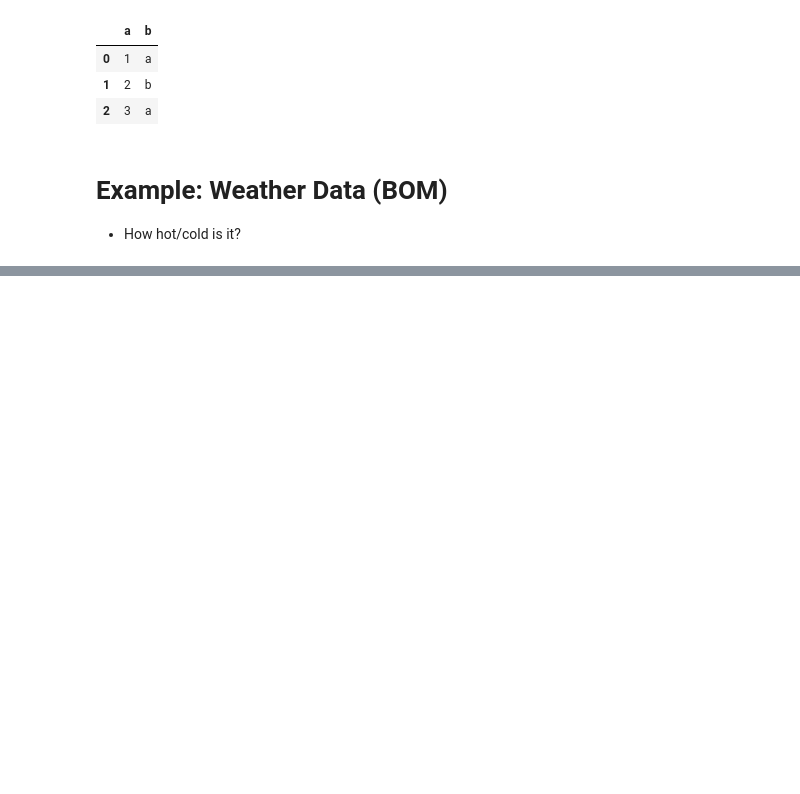
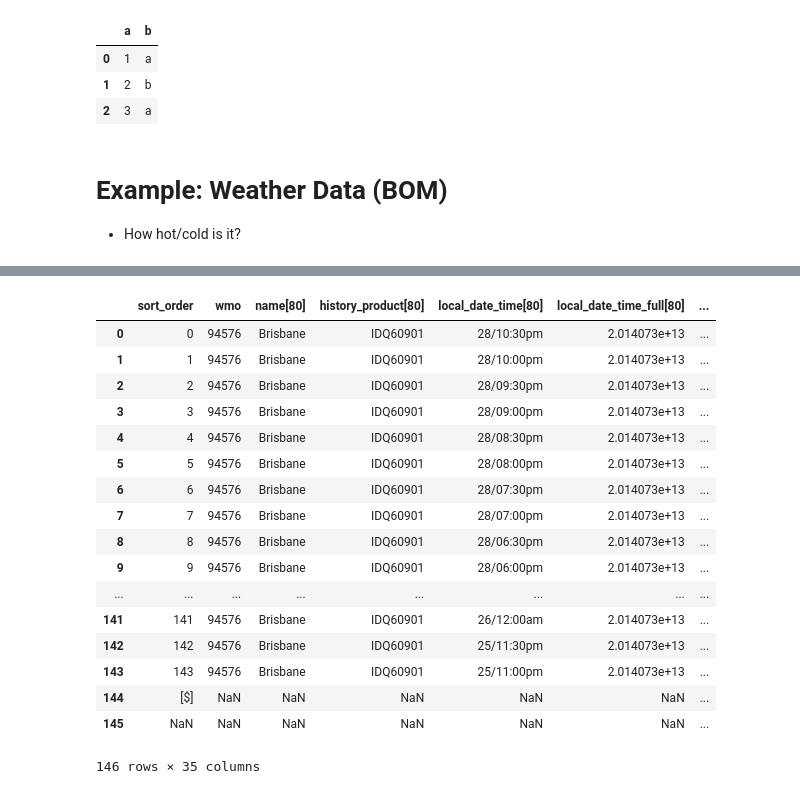
Before and after one commit to lexual/2014-PyConAU-Pandas-talk, a Jupyter notebook: slides.ipynb, the cells around one changed output, grey strips where cells are left out. Drawn from its saved outputs; the diff is of its cells as text; code cells hidden in the pictures; blank space fills up the shorter version.

```diff
--- a/slides.ipynb
+++ b/slides.ipynb
@@ -45,0 +53,3 @@ df
+# %%
+fname = 'IDQ60901.94576_2014-07-28T22:40:30.835900.axf'
+df = pd.read_csv(fname)
@@ -45,0 +82,22 @@ df
+# %%
+df = pd.read_csv(fname, skiprows=19)
+df
+# %% [output]
+|  | sort_order | wmo | name[80] | history_product[80] | local_date_time[80] | local_date_time_full[80] | ... |
+| 0 | 0 | 94576 | Brisbane | IDQ60901 | 28/10:30pm | 2.014073e+13 | ... |
+| 1 | 1 | 94576 | Brisbane | IDQ60901 | 28/10:00pm | 2.014073e+13 | ... |
+| 2 | 2 | 94576 | Brisbane | IDQ60901 | 28/09:30pm | 2.014073e+13 | ... |
+| 3 | 3 | 94576 | Brisbane | IDQ60901 | 28/09:00pm | 2.014073e+13 | ... |
+| 4 | 4 | 94576 | Brisbane | IDQ60901 | 28/08:30pm | 2.014073e+13 | ... |
+| 5 | 5 | 94576 | Brisbane | IDQ60901 | 28/08:00pm | 2.014073e+13 | ... |
+| 6 | 6 | 94576 | Brisbane | IDQ60901 | 28/07:30pm | 2.014073e+13 | ... |
+| 7 | 7 | 94576 | Brisbane | IDQ60901 | 28/07:00pm | 2.014073e+13 | ... |
+| 8 | 8 | 94576 | Brisbane | IDQ60901 | 28/06:30pm | 2.014073e+13 | ... |
+| 9 | 9 | 94576 | Brisbane | IDQ60901 | 28/06:00pm | 2.014073e+13 | ... |
+| ... | ... | ... | ... | ... | ... | ... | ... |
+| 141 | 141 | 94576 | Brisbane | IDQ60901 | 26/12:00am | 2.014073e+13 | ... |
+| 142 | 142 | 94576 | Brisbane | IDQ60901 | 25/11:30pm | 2.014073e+13 | ... |
+| 143 | 143 | 94576 | Brisbane | IDQ60901 | 25/11:00pm | 2.014073e+13 | ... |
+| 144 | [$] | NaN | NaN | NaN | NaN | NaN | ... |
+| 145 | NaN | NaN | NaN | NaN | NaN | NaN | ... |
+146 rows × 35 columns
```
Also changed, not shown: parts of 5 cells of this notebook.
